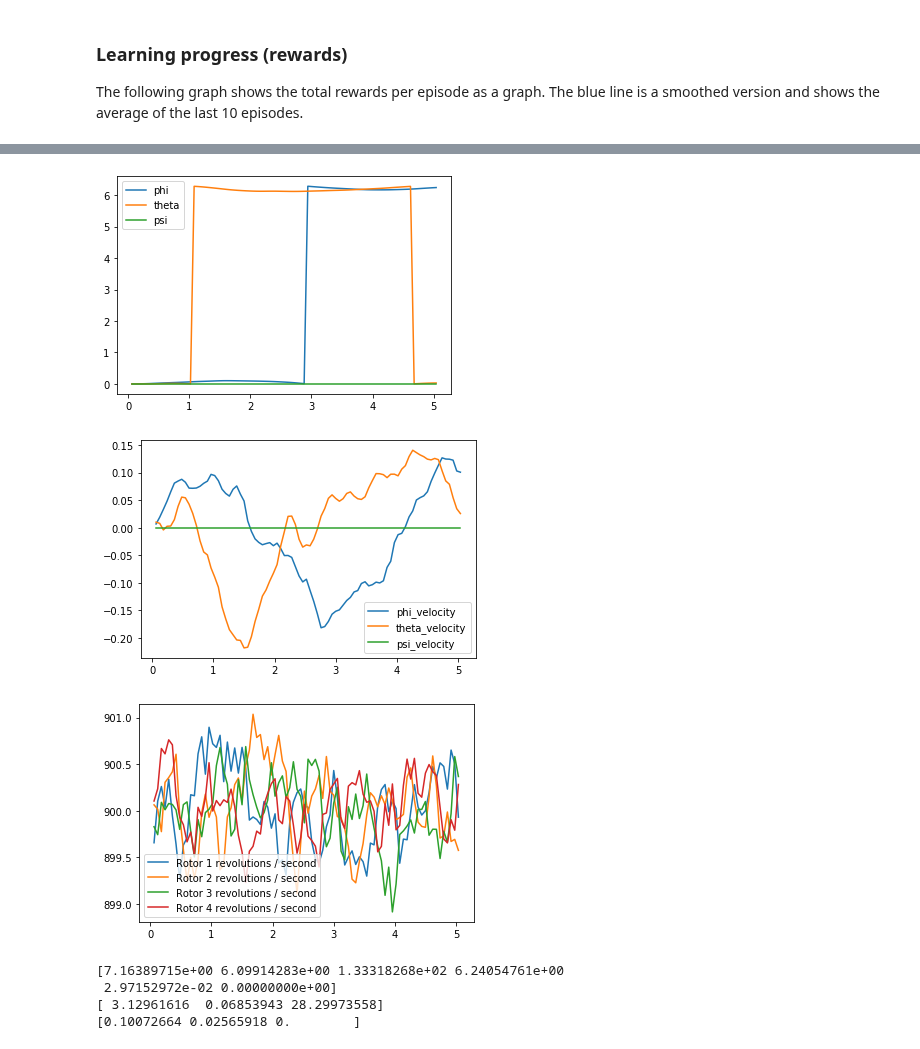
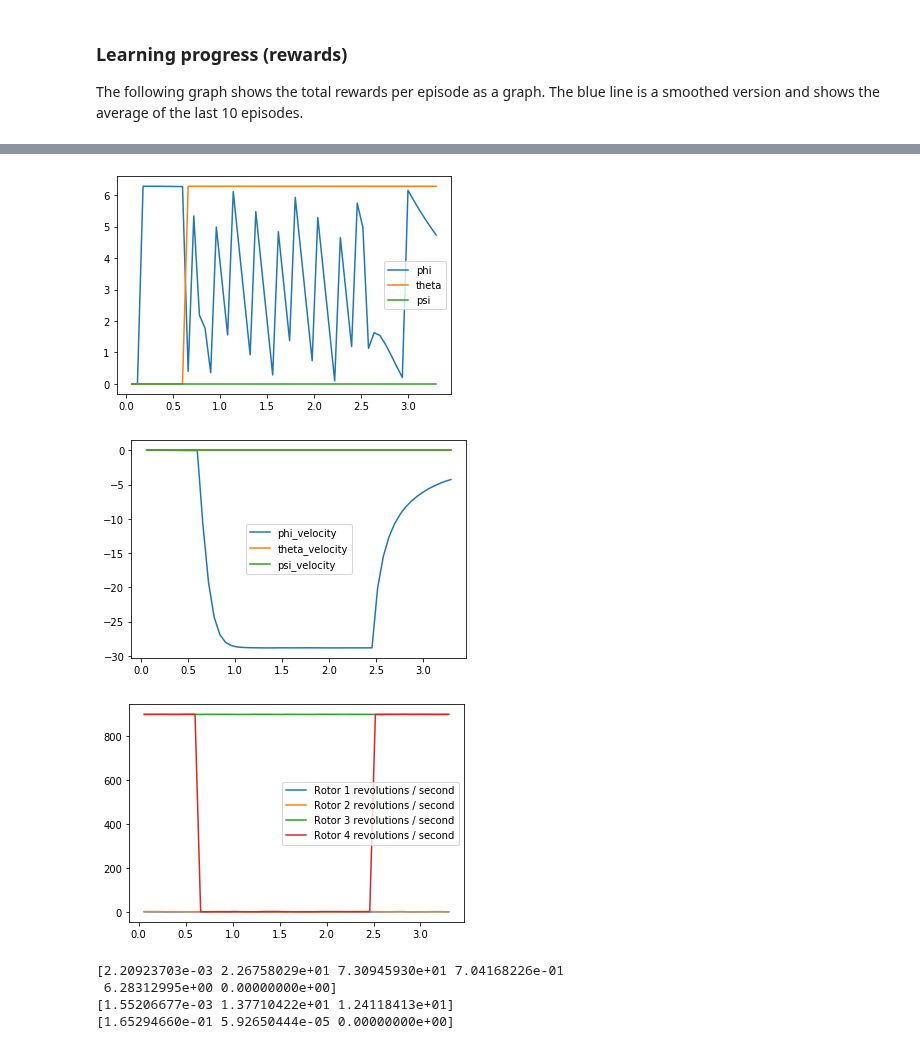
Before and after one commit to JoergStrebel/MachineLearningEngineerND, a Jupyter notebook: rl_quadcopter_2/Quadcopter_Project.ipynb, the cells around one changed output, grey strips where cells are left out. Drawn from its saved outputs; the diff is of its cells as text; code cells hidden in the pictures.

```diff
--- a/rl_quadcopter_2/Quadcopter_Project.ipynb
+++ b/rl_quadcopter_2/Quadcopter_Project.ipynb
@@ -214,6 +214,7 @@ import numpy as np
 import csv
 from datetime import datetime
 import keras
+import copy
 
 dateTimeObj = datetime.now()
 timestampStr = dateTimeObj.strftime("%d-%b-%Y_%H%M%S")
@@ -234,7 +235,9 @@ labels = ['episode', 'time', 'x', 'y', 'z', 'phi', 'theta', 'psi', 'x_velocity',
           'y_velocity', 'z_velocity', 'phi_velocity', 'theta_velocity',
           'psi_velocity', 'rotor_speed1', 'rotor_speed2', 'rotor_speed3', 'rotor_speed4', 'reward']
 rewards = []  # to store the total reward per episode
-allrewards = []
+maxreward = -10000
+maxresults = {x : [] for x in labels}  # to store the trajectory of the best episode
+
 agent = Pilot_Agent(task)
 
 with open(file_output, 'w', newline='\n', encoding='utf-8') as csvfile:
@@ -243,7 +246,7 @@ with open(file_output, 'w', newline='\n', encoding='utf-8') as csvfile:
     for i_episode in range(1, num_episodes+1):
         state = agent.reset_episode() # start a new episode, also resets task
         total_reward = 0
-        results = {x : [] for x in labels}  # to store the trajectory of the current episode
+        results = {x : [] for x in labels}  # to store the trajectory of the best episode
         #done = False
 
         while True:
@@ -254,15 +257,18 @@ with open(file_output, 'w', newline='\n', encoding='utf-8') as csvfile:
 
             # store the details of the current episode
             to_write = [i_episode]+[task.sim.time] + list(task.sim.pose) + list(task.sim.v) + list(task.sim.angular_v)+ list(action)+[reward]
+            writer.writerow(to_write)
             for ii in range(len(labels)):
                 results[labels[ii]].append(to_write[ii])
-            writer.writerow(to_write)
 
             state = next_state
             total_reward += reward
 
             if done:
                 rewards.append((i_episode, total_reward, task.sim.time)) #keep track of the total reward
+                if total_reward>=maxreward: #save the results of the best run so far
+                    maxreward=max(total_reward,maxreward)
+                    maxresults = copy.deepcopy(results) #save the best run
                 break
     sys.stdout.flush()
 # %% [output]
@@ -340,28 +350,28 @@ _ = plt.ylim()
 # %%
-plt.plot(results['time'], results['phi'], label='phi')
-plt.plot(results['time'], results['theta'], label='theta')
-plt.plot(results['time'], results['psi'], label='psi')
+plt.plot(maxresults['time'], maxresults['phi'], label='phi')
+plt.plot(maxresults['time'], maxresults['theta'], label='theta')
+plt.plot(maxresults['time'], maxresults['psi'], label='psi')
 plt.legend()
 _ = plt.ylim()
 # %% [output]
-[figure, old version]
+[figure, new version]
 # %%
-plt.plot(results['time'], results['phi_velocity'], label='phi_velocity')
-plt.plot(results['time'], results['theta_velocity'], label='theta_velocity')
-plt.plot(results['time'], results['psi_velocity'], label='psi_velocity')
+plt.plot(maxresults['time'], maxresults['phi_velocity'], label='phi_velocity')
+plt.plot(maxresults['time'], maxresults['theta_velocity'], label='theta_velocity')
+plt.plot(maxresults['time'], maxresults['psi_velocity'], label='psi_velocity')
 plt.legend()
 _ = plt.ylim()
 # %% [output]
-[figure, old version]
+[figure, new version]
 # %%
-plt.plot(results['time'], results['rotor_speed1'], label='Rotor 1 revolutions / second')
-plt.plot(results['time'], results['rotor_speed2'], label='Rotor 2 revolutions / second')
-plt.plot(results['time'], results['rotor_speed3'], label='Rotor 3 revolutions / second')
-plt.plot(results['time'], results['rotor_speed4'], label='Rotor 4 revolutions / second')
+plt.plot(maxresults['time'], maxresults['rotor_speed1'], label='Rotor 1 revolutions / second')
+plt.plot(maxresults['time'], maxresults['rotor_speed2'], label='Rotor 2 revolutions / second')
+plt.plot(maxresults['time'], maxresults['rotor_speed3'], label='Rotor 3 revolutions / second')
+plt.plot(maxresults['time'], maxresults['rotor_speed4'], label='Rotor 4 revolutions / second')
 plt.legend()
 _ = plt.ylim()
 # %% [output]
-[figure, old version]
+[figure, new version]
 # %%
 # the pose, velocity, and angular velocity of the quadcopter at the end of the episode
 print(task.sim.pose)
@@ -369,10 +379,10 @@ print(task.sim.v)
 print(task.sim.angular_v)
 exit()
 # %% [output]
-[7.16389715e+00 6.09914283e+00 1.33318268e+02 6.24054761e+00
- 2.97152972e-02 0.00000000e+00]
-[ 3.12961616  0.06853943 28.29973558]
-[0.10072664 0.02565918 0.        ]
+[2.20923703e-03 2.26758029e+01 7.30945930e+01 7.04168226e-01
+ 6.28312995e+00 0.00000000e+00]
+[1.55206677e-03 1.37710422e+01 1.24118413e+01]
+[1.65294660e-01 5.92650444e-05 0.00000000e+00]
 # %% [markdown]
 ## Reflections
 
```
Also changed, not shown: parts of 11 cells of this notebook, 6 other files.
